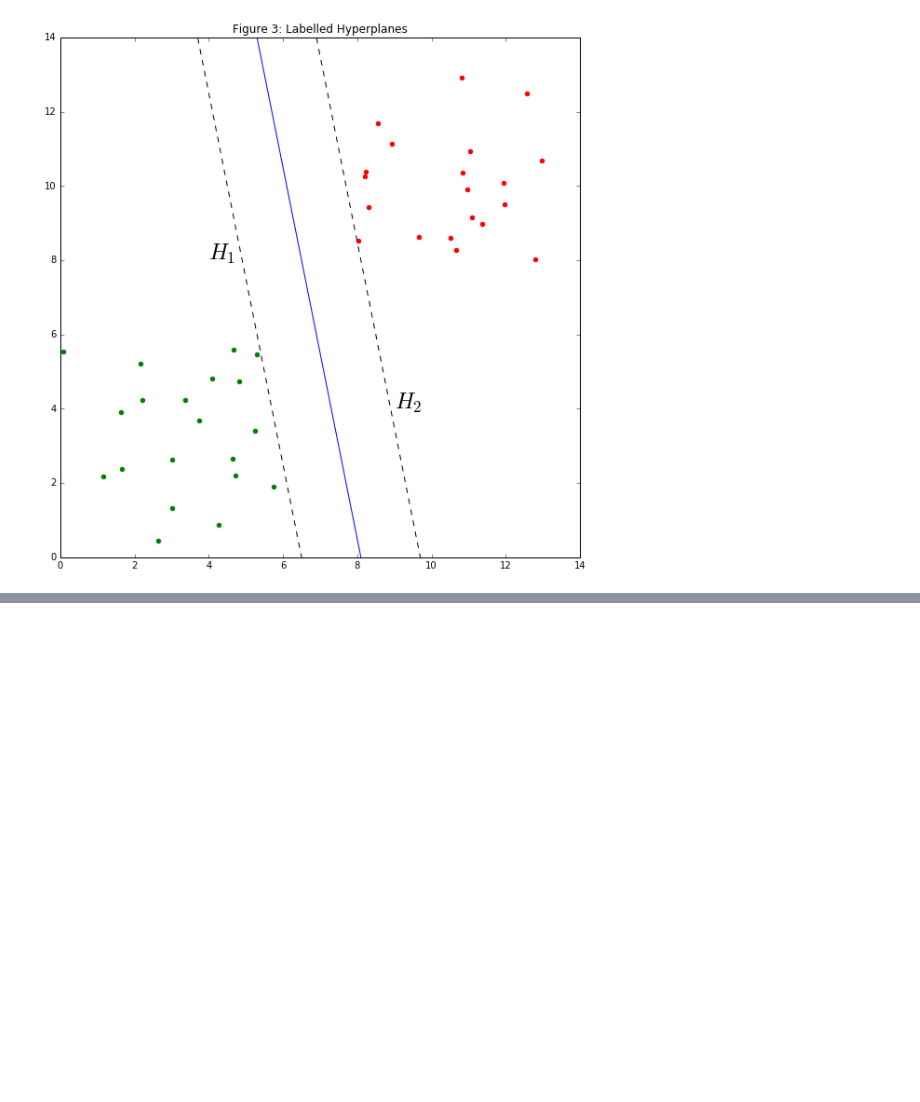
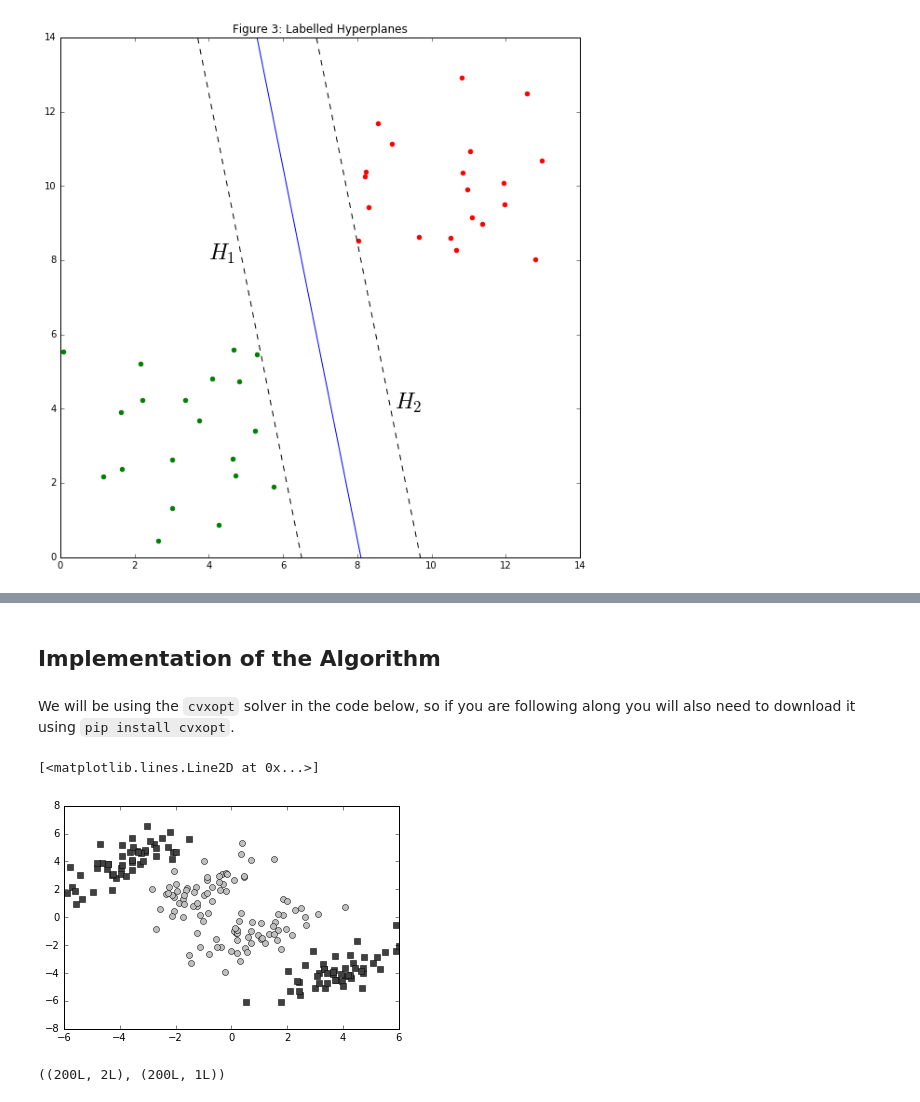
Before and after one commit to arindampaulripon/Python-for-Data-Science, a Jupyter notebook: Machine-Learning-Algorithms/Support-Vector-Machines/supportVectorMachines.ipynb, the cells around one changed output, grey strips where cells are left out. Drawn from its saved outputs; the diff is of its cells as text; code cells hidden in the pictures; blank space fills up the shorter version.

Commit message:
completed svm algorithm

```diff
--- a/Machine-Learning-Algorithms/Support-Vector-Machines/supportVectorMachines.ipynb
+++ b/Machine-Learning-Algorithms/Support-Vector-Machines/supportVectorMachines.ipynb
@@ -114,0 +135,4 @@ plt.savefig('Figure3.png')
+# %% [markdown]
+## Implementation of the Algorithm
+# %% [markdown]
+We will be using the `cvxopt` solver in the code below, so if you are following along you will also need to download it using `pip install cvxopt`.
@@ -114,0 +252,59 @@ plt.savefig('Figure3.png')
+# %%
+import pylab as pl
+# Make some 2D data
+linsep = False
+overlap = False
+
+if linsep:
+	# Case 1: Linearly separable
+	if overlap:
+		cov = [[2.0,1.0],[1.0,2.0]]
+	else:
+		cov = [[0.8,0.6],[0.6,0.8]]
+
+	train0 = np.random.multivariate_normal([0.,2.], cov, 100)
+	train1 = np.random.multivariate_normal([2.,0.], cov, 100)
+	train = np.concatenate((train0,train1),axis=0)
+	test0 = np.random.multivariate_normal([0.,2.], cov, 20)
+	test1 = np.random.multivariate_normal([2.,0.], cov, 20)
+	test = np.concatenate((test0,test1),axis=0)
+
+	labeltrain0 = np.ones((np.shape(train0)[0],1))
+	labeltrain1 = -np.ones((np.shape(train1)[0],1))
+	labeltrain = np.concatenate((labeltrain0,labeltrain1),axis=0)
+	labeltest0 = np.ones((np.shape(test0)[0],1))
+	labeltest1 = -np.ones((np.shape(test1)[0],1))
+	labeltest = np.concatenate((labeltest0,labeltest1),axis=0)
+
+else:
+	# Case 2: Not linearly separable
+	cov = [[1.5,1.0],[1.0,1.5]]
+	train0a = np.random.multivariate_normal([-1.,2.], cov, 50)
+	train0b = np.random.multivariate_normal([1.,-1.], cov, 50)
+	train0 = np.concatenate((train0a,train0b),axis=0)
+	train1a = np.random.multivariate_normal([4.,-4.], cov, 50)
+	train1b = np.random.multivariate_normal([-4.,4.], cov, 50)
+	train1 = np.concatenate((train1a,train1b),axis=0)
+	train = np.concatenate((train0,train1),axis=0)
+
+	test0a = np.random.multivariate_normal([-1.,2.], cov, 50)
+	test0b = np.random.multivariate_normal([1.,-1.], cov, 50)
+	test0 = np.concatenate((test0a,test0b),axis=0)
+	test1a = np.random.multivariate_normal([4.,-4.], cov, 50)
+	test1b = np.random.multivariate_normal([-4.,4.], cov, 50)
+	test1 = np.concatenate((test1a,test1b),axis=0)
+	test = np.concatenate((test0,test1),axis=0)
+
+	labeltrain0 = np.ones((np.shape(train0)[0],1))
+	labeltrain1 = -np.ones((np.shape(train1)[0],1))
+	labeltrain = np.concatenate((labeltrain0,labeltrain1),axis=0)
+	labeltest0 = np.ones((np.shape(test0)[0],1))
+	labeltest1 = -np.ones((np.shape(test1)[0],1))
+	labeltest = np.concatenate((labeltest0,labeltest1),axis=0)
+
+pl.figure()
+pl.plot(train0[:,0], train0[:,1], "o",color="0.75")
+pl.plot(train1[:,0], train1[:,1], "s",color="0.25")
+# %% [output]
+[<matplotlib.lines.Line2D at 0x...>]
+[figure, added]
@@ -114,0 +313,4 @@ plt.savefig('Figure3.png')
+# %%
+print(np.shape(train), np.shape(labeltrain))
+# %% [output]
+((200L, 2L), (200L, 1L))
```
Also changed, not shown: parts of 11 cells of this notebook.
